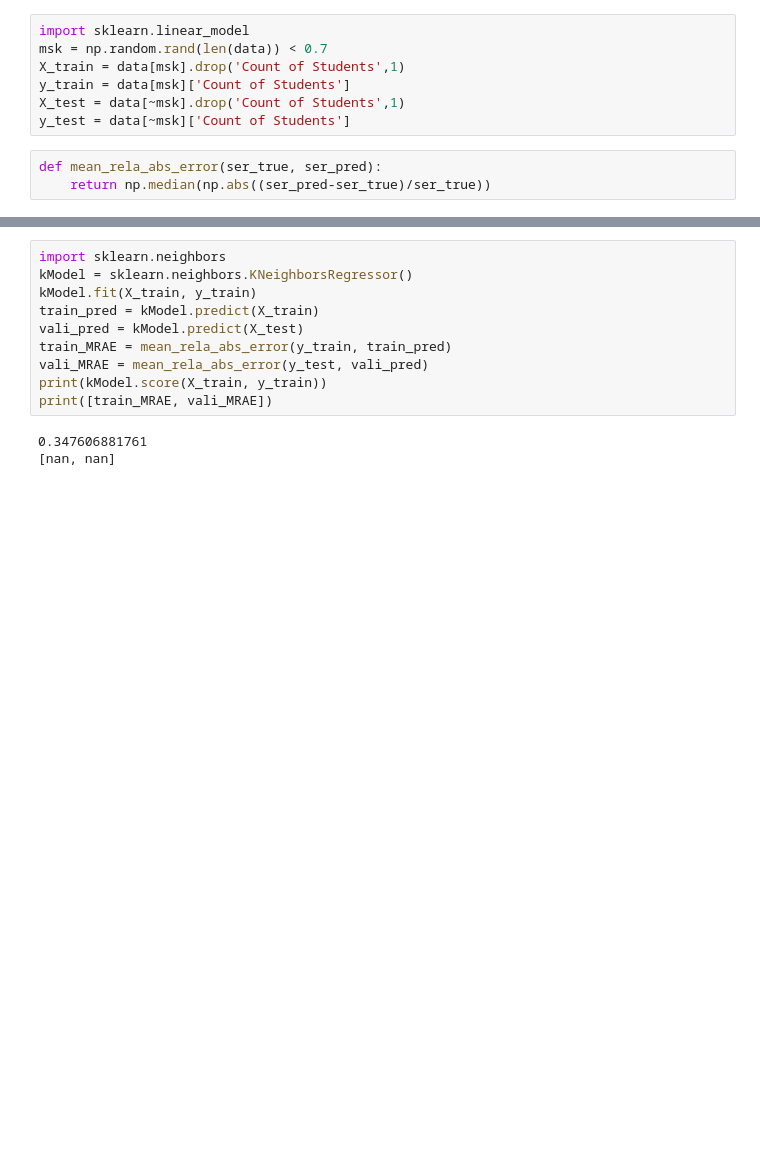
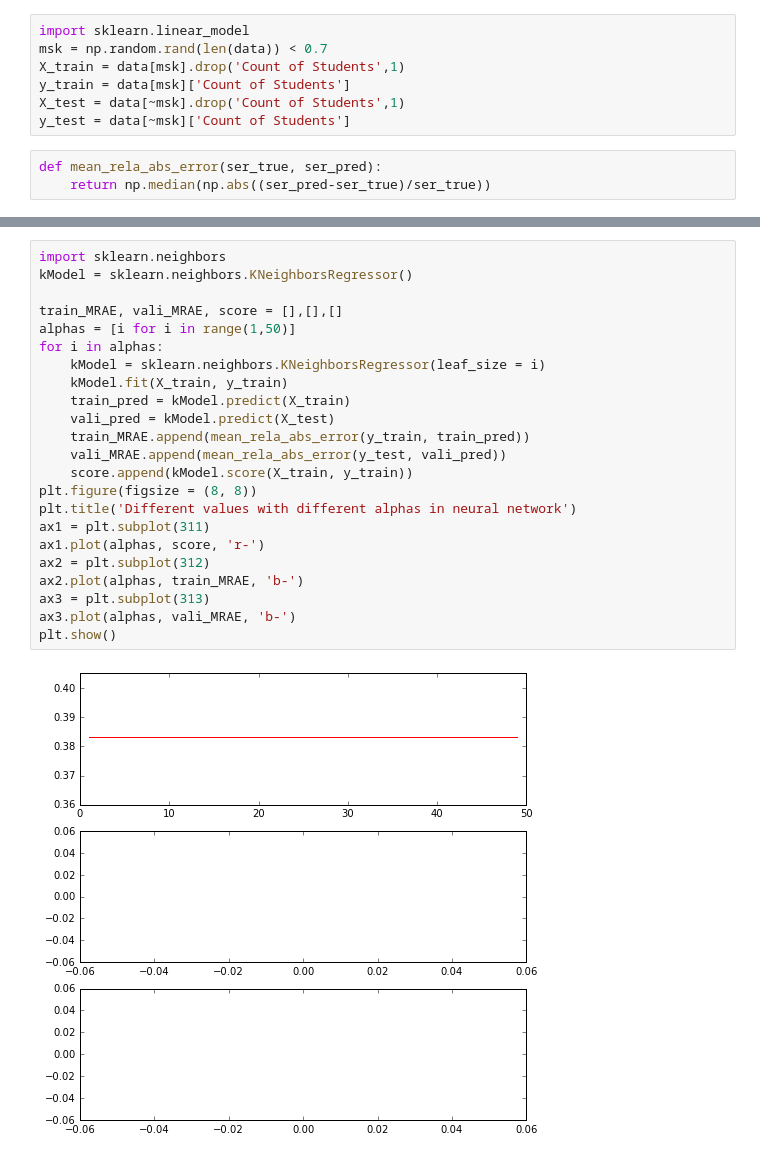
Before and after one commit to HaichaoWu/1001_project, a Jupyter notebook: Weitao/notebook_Weitao.ipynb, the cells around one changed output, grey strips where cells are left out. Cells and saved outputs as stored; diff of their text form; blank space fills up the shorter version.

```diff
--- a/Weitao/notebook_Weitao.ipynb
+++ b/Weitao/notebook_Weitao.ipynb
@@ -79,13 +93,25 @@ nnModel.score(X_train, y_train)
 # %%
 import sklearn.neighbors
 kModel = sklearn.neighbors.KNeighborsRegressor()
-kModel.fit(X_train, y_train)
-train_pred = kModel.predict(X_train)
-vali_pred = kModel.predict(X_test)
-train_MRAE = mean_rela_abs_error(y_train, train_pred)
-vali_MRAE = mean_rela_abs_error(y_test, vali_pred)
-print(kModel.score(X_train, y_train))
-print([train_MRAE, vali_MRAE])
+
+train_MRAE, vali_MRAE, score = [],[],[]
+alphas = [i for i in range(1,50)]
+for i in alphas:
+    kModel = sklearn.neighbors.KNeighborsRegressor(leaf_size = i)
+    kModel.fit(X_train, y_train)
+    train_pred = kModel.predict(X_train)
+    vali_pred = kModel.predict(X_test)
+    train_MRAE.append(mean_rela_abs_error(y_train, train_pred))
+    vali_MRAE.append(mean_rela_abs_error(y_test, vali_pred))
+    score.append(kModel.score(X_train, y_train))
+plt.figure(figsize = (8, 8))
+plt.title('Different values with different alphas in neural network')
+ax1 = plt.subplot(311)
+ax1.plot(alphas, score, 'r-')
+ax2 = plt.subplot(312)
+ax2.plot(alphas, train_MRAE, 'b-')
+ax3 = plt.subplot(313)
+ax3.plot(alphas, vali_MRAE, 'b-')
+plt.show()
 # %% [output]
-0.347606881761
-[nan, nan]
+[figure, added]
```
Also changed, not shown: parts of 32 cells of this notebook.
